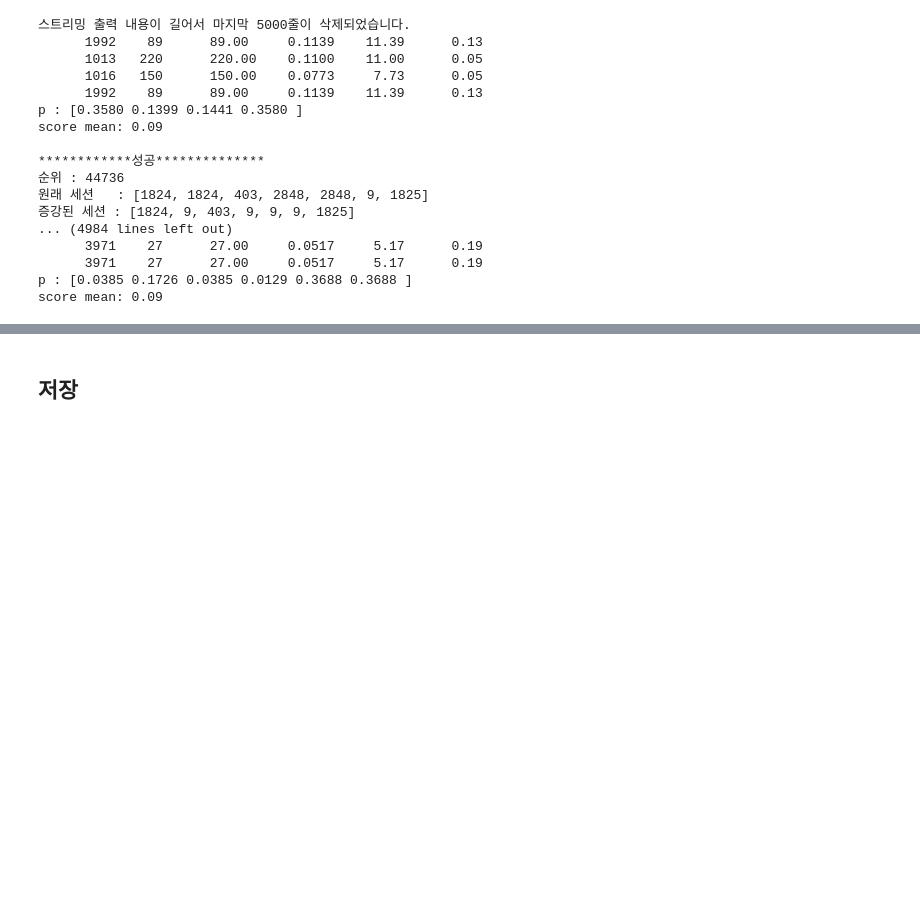
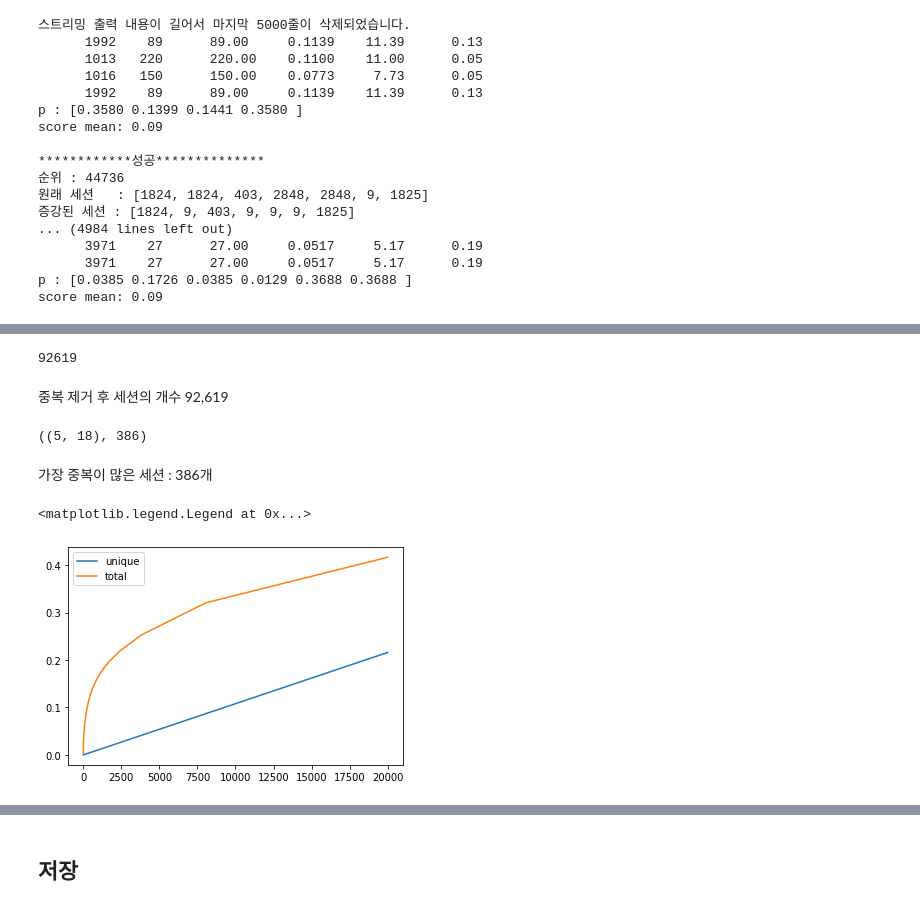
Before and after one commit to kyeongchan92/DA-for-SBR, a Jupyter notebook: main.ipynb, the cells around one changed output, grey strips where cells are left out. Cells and saved outputs as stored; diff of their text form; code cells hidden in the pictures; blank space fills up the shorter version.

```diff
--- a/main.ipynb
+++ b/main.ipynb
@@ -665,5 +665,5 @@ aug_target_idx[:10]  # 스코어평균 상위 10개 세션의 id
 # %%
-ar = 0.3  # augmentation rate
+ar = 0.5  # augmentation rate
 nof_aug = int(nof_sessions * ar)  # number of augmentation
 print(f'number of sessions : {nof_sessions} \naugmentation rate(ar) : {ar}\nhow many sessions to augment : {nof_aug}')
 
@@ -759,0 +764,2 @@ score mean: 0.09
+# %%
+aug_target_idx = np.random.choice(len(tra_seqs_frac), nof_aug, replace=False)
@@ -759,0 +844,4 @@ score mean: 0.09
+# %%
+tra_seqs_frac_t = [tuple(s) for s in tra_seqs_frac]
+cntr = Counter(tra_seqs_frac_t)
+cntr_sorted = sorted(cntr.items(), key=lambda x: x[1], reverse=True)
@@ -759,0 +854,34 @@ score mean: 0.09
+# %%
+len(cntr)
+# %% [output]
+92619
+# %% [markdown]
+중복 제거 후 세션의 개수 92,619
+# %%
+print(cntr_sorted[0])
+# %% [output]
+((5, 18), 386)
+# %% [markdown]
+가장 중복이 많은 세션 : 386개
+# %%
+unique, total = [], []
+
+sum = 0
+cnt = 0
+for _ in cntr_sorted:
+  sum += _[1]
+  cnt += 1
+  # if cnt % 100 == 0:
+  print(f'상위 {cnt}개 세션 수 : {sum} \t\t 상위{cnt / len(cntr):.4f} 차지비율 {sum / len(tra_seqs_frac):.4f}')
+  unique.append(cnt / len(cntr))
+  total.append(sum / len(tra_seqs_frac))
+
+  if cnt == 20000:
+    break
+# %%
+plt.plot(unique)
+plt.plot(total)
+plt.legend(['unique', 'total'])
+# %% [output]
+<matplotlib.legend.Legend at 0x...>
+[figure, added]
```
Also changed, not shown: parts of 27 cells of this notebook.
